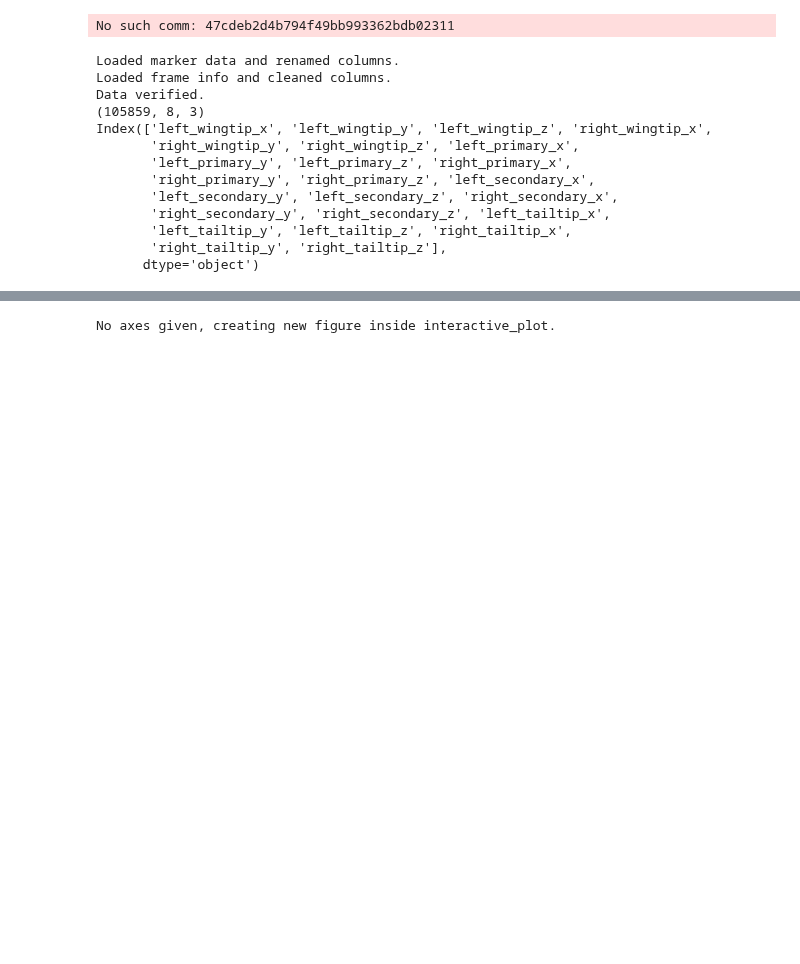
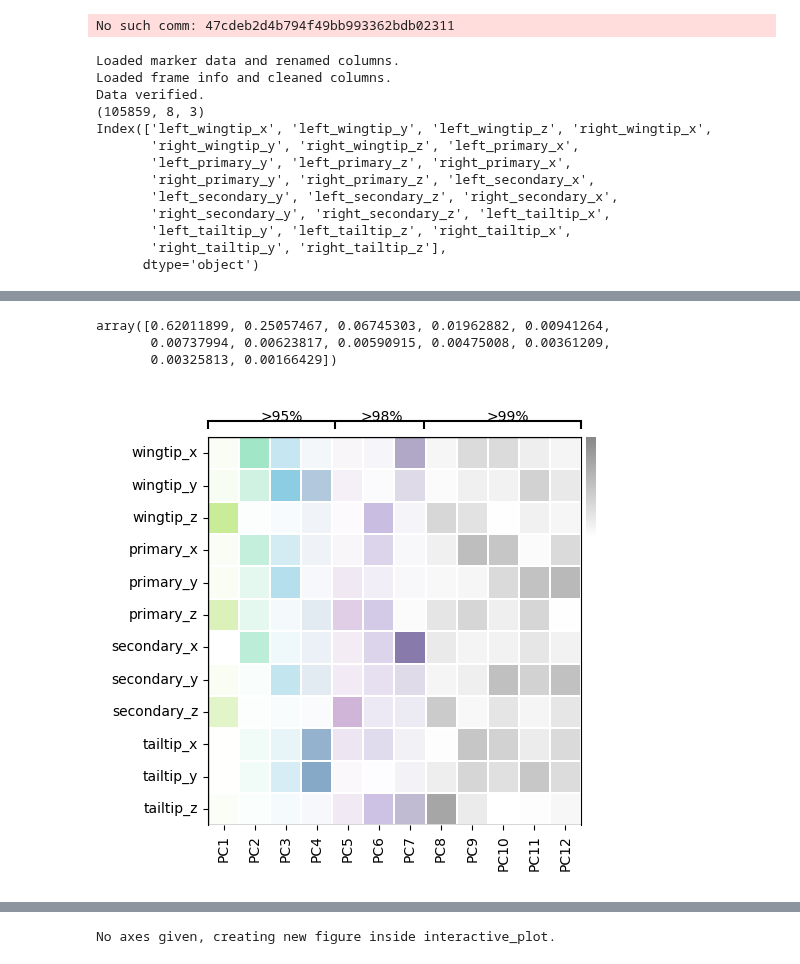
Before and after one commit to LydiaFrance/morphing_birds, a Jupyter notebook: examples/trytofix_copy.ipynb, the cells around one changed output, grey strips where cells are left out. Drawn from its saved outputs; the diff is of its cells as text; code cells hidden in the pictures; blank space fills up the shorter version.

```diff
--- a/examples/trytofix_copy.ipynb
+++ b/examples/trytofix_copy.ipynb
@@ -86,0 +185,11 @@ principal_components, scores, mu = run_PCA(markers[only_2017])
+# %%
+pca.explained_variance_ratio_
+# %% [output]
+array([0.62011899, 0.25057467, 0.06745303, 0.01962882, 0.00941264,
+       0.00737994, 0.00623817, 0.00590915, 0.00475008, 0.00361209,
+       0.00325813, 0.00166429])
+# %%
+marker_names = markers_df.columns.to_list()
+plot_components_grid(principal_components, marker_names)
+# %% [output]
+[figure, added]
```
Also changed, not shown: parts of 12 cells of this notebook, 8 other files.
